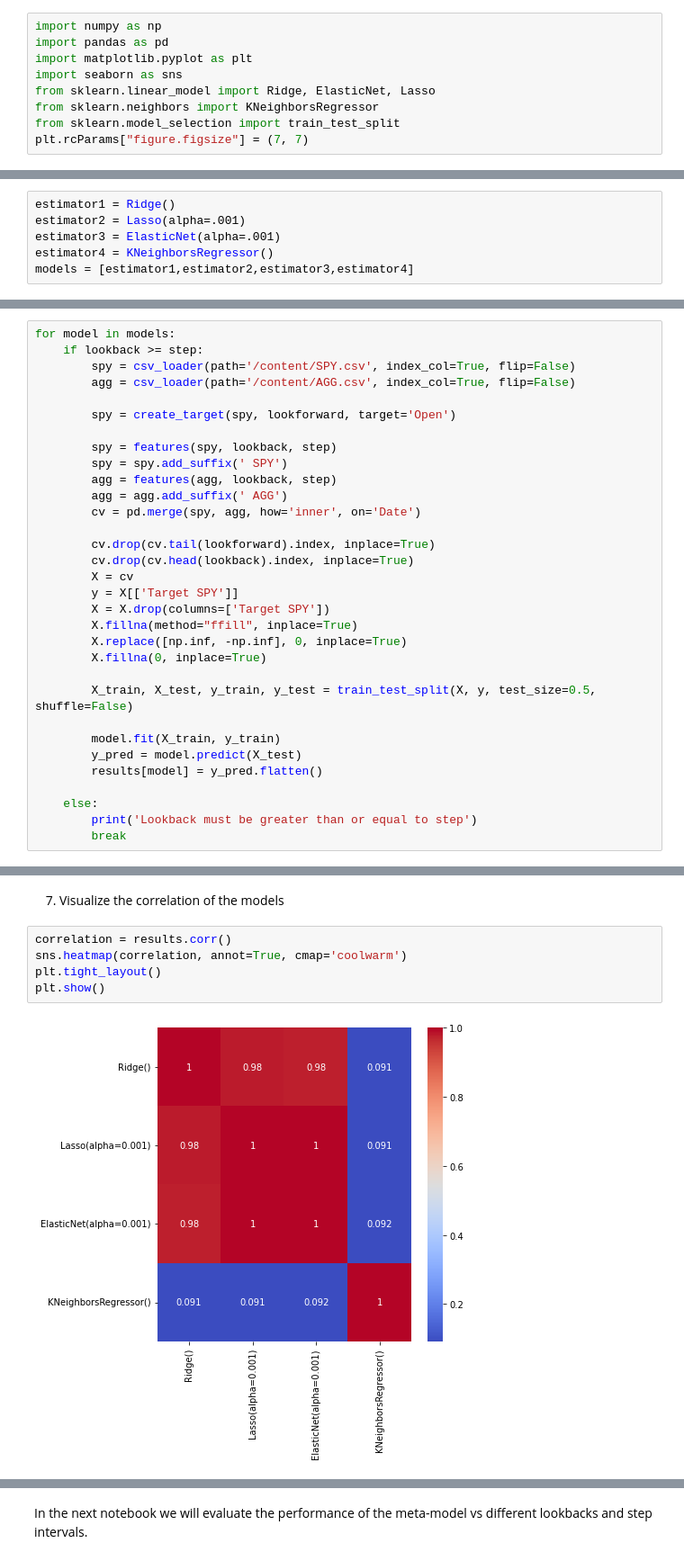
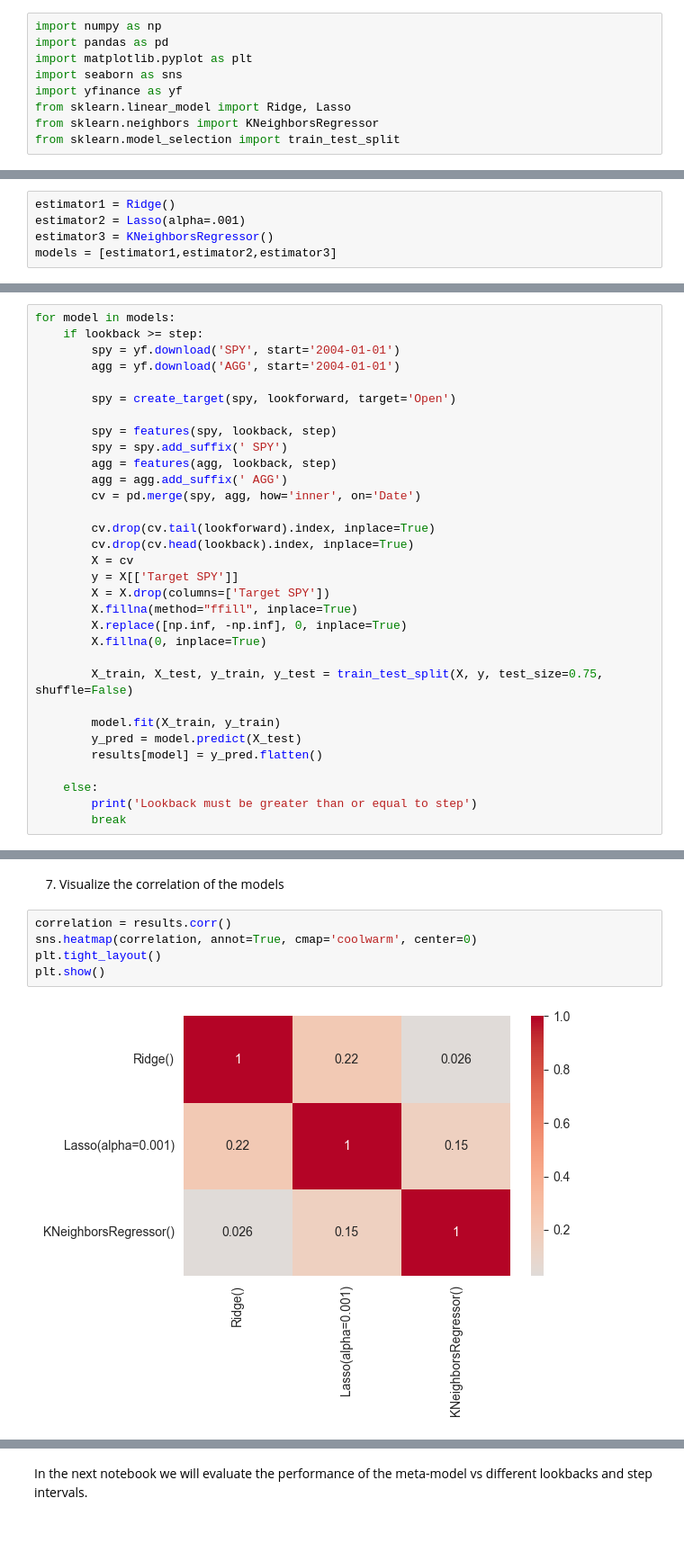
Before and after one commit to replacementAI/Finding-Alpha-with-AI, a Jupyter notebook: Code/Step_1_Evaluating_Different_Models.ipynb, the cells around one changed output, grey strips where cells are left out. Shown at 90% size. Saved outputs shown, nothing was run; the diff lists cells and outputs as text; blank space fills up the shorter version.

Commit message:
Updating Step 1
1. Used yfinance instead of requiring user supplied CSV
2. Updated and explained features
3. Removed ElasticNet
4. Increased train test split from .5 to .75

```diff
--- a/Code/Step_1_Evaluating_Different_Models.ipynb
+++ b/Code/Step_1_Evaluating_Different_Models.ipynb
@@ -7,10 +5,10 @@ import numpy as np
 import pandas as pd
 import matplotlib.pyplot as plt
 import seaborn as sns
-from sklearn.linear_model import Ridge, ElasticNet, Lasso
+import yfinance as yf
+from sklearn.linear_model import Ridge, Lasso
 from sklearn.neighbors import KNeighborsRegressor
 from sklearn.model_selection import train_test_split
-plt.rcParams["figure.figsize"] = (7, 7)
 # %% [markdown]
 2. Define functions to load data, create features
 # %%
@@ -93,9 +73,8 @@ We are going to use regularized linear models since they have a built in functio
 # %%
 estimator1 = Ridge()
 estimator2 = Lasso(alpha=.001)
-estimator3 = ElasticNet(alpha=.001)
-estimator4 = KNeighborsRegressor()
-models = [estimator1,estimator2,estimator3,estimator4]
+estimator3 = KNeighborsRegressor()
+models = [estimator1,estimator2,estimator3]
 # %% [markdown]
 5. Define the parameters and the dataframe where we will store our results
 
@@ -111,8 +90,8 @@ results = pd.DataFrame()
 # %%
 for model in models:
     if lookback >= step:
-        spy = csv_loader(path='/content/SPY.csv', index_col=True, flip=False)
-        agg = csv_loader(path='/content/AGG.csv', index_col=True, flip=False)
+        spy = yf.download('SPY', start='2004-01-01')
+        agg = yf.download('AGG', start='2004-01-01')
 
         spy = create_target(spy, lookforward, target='Open')
 
@@ -131,7 +110,7 @@ for model in models:
         X.replace([np.inf, -np.inf], 0, inplace=True)
         X.fillna(0, inplace=True)
 
-        X_train, X_test, y_train, y_test = train_test_split(X, y, test_size=0.5, shuffle=False)
+        X_train, X_test, y_train, y_test = train_test_split(X, y, test_size=0.75, shuffle=False)
 
         model.fit(X_train, y_train)
         y_pred = model.predict(X_test)
@@ -144,9 +134,9 @@ for model in models:
 7. Visualize the correlation of the models
 # %%
 correlation = results.corr()
-sns.heatmap(correlation, annot=True, cmap='coolwarm')
+sns.heatmap(correlation, annot=True, cmap='coolwarm', center=0)
 plt.tight_layout()
 plt.show()
 # %% [output]
-[figure, old version]
+[figure, new version]
 # %% [markdown]
```
Also changed, not shown: parts of 7 cells of this notebook.
